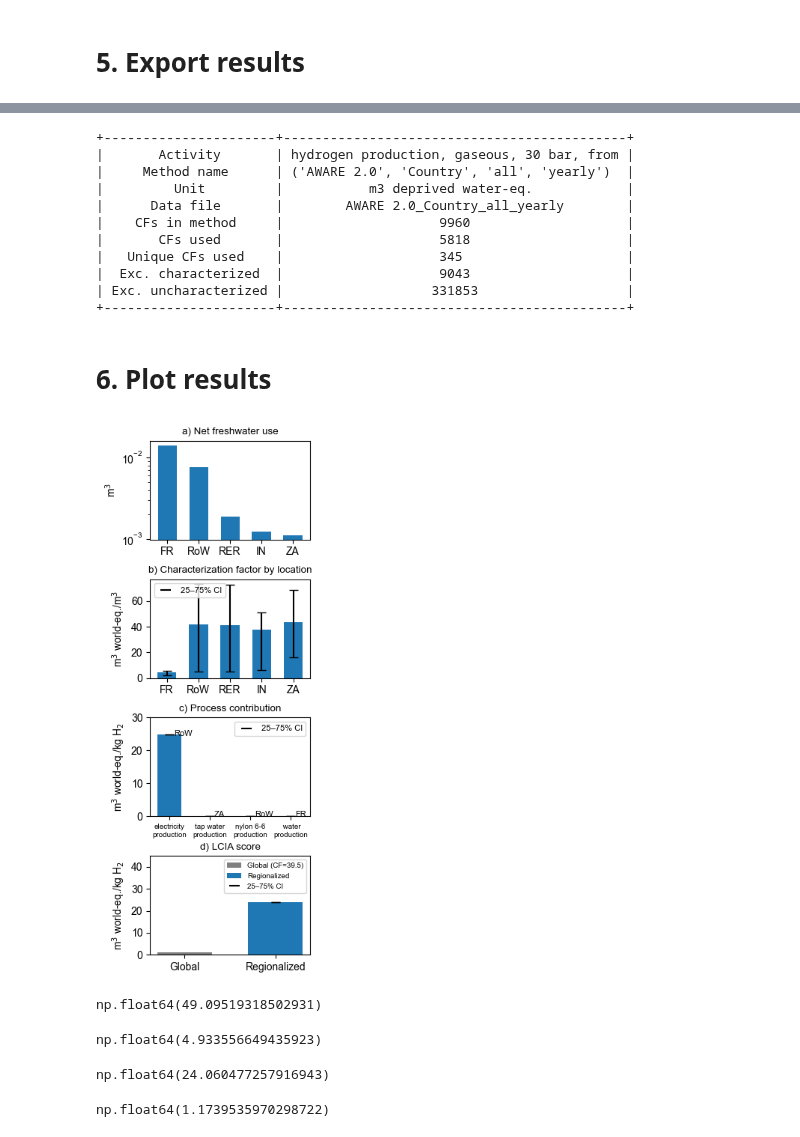
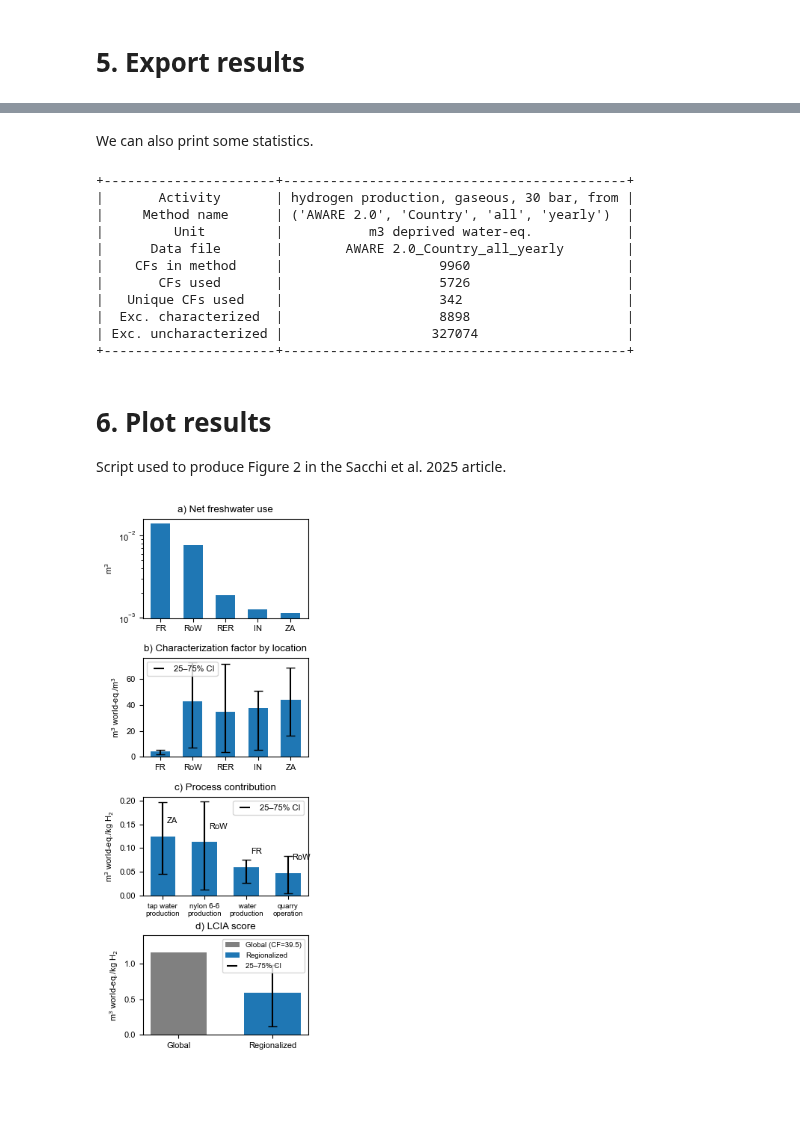
Before and after one commit to Laboratory-for-Energy-Systems-Analysis/edges, a Jupyter notebook: examples/use case 1 - AWARE 2.0.ipynb, the cells around one changed output, grey strips where cells are left out. Saved outputs shown, nothing was run; the diff lists cells and outputs as text; code cells hidden in the pictures; blank space fills up the shorter version.

```diff
--- a/examples/use case 1 - AWARE 2.0.ipynb
+++ b/examples/use case 1 - AWARE 2.0.ipynb
@@ -25,5 +38,5 @@ import bw2data, bw2io
 # %%
-bw2data.projects.set_current("ecoinvent-3.10.1-cutoff")
+bw2data.projects.set_current("bw25_ei310")
 # %% [markdown]
 <a id="sec_import_h2"></a>
 # 2. Import hydrogen production, PEM, LCI
@@ -165,3 +228,3 @@ print(LCA.score)
 # %%
-df_table = LCA.generate_cf_table()
+df_table = LCA.generate_cf_table(include_unmatched=False)
 # %%
@@ -169,3 +232,5 @@ df_table.to_excel("AWARE_results.xlsx")
+# %% [markdown]
+We can also print some statistics.
 # %%
 LCA.statistics()
 # %% [output]
@@ -175,14 +240,15 @@ LCA.statistics()
 |         Unit         |           m3 deprived water-eq.            |
 |      Data file       |        AWARE 2.0_Country_all_yearly        |
 |    CFs in method     |                    9960                    |
-|       CFs used       |                    5818                    |
-|   Unique CFs used    |                    345                     |
-|  Exc. characterized  |                    9043                    |
-| Exc. uncharacterized |                   331853                   |
+|       CFs used       |                    5726                    |
+|   Unique CFs used    |                    342                     |
+|  Exc. characterized  |                    8898                    |
+| Exc. uncharacterized |                   327074                   |
 +----------------------+--------------------------------------------+
 # %% [markdown]
 <a id="sec_plot_results"></a>
 # 6. Plot results
+Script used to produce Figure 2 in the Sacchi et al. 2025 article.
 # %%
 import numpy as np
 import matplotlib.pyplot as plt
@@ -324,8 +390,6 @@ axes[2].set_xticklabels(
     ha="center",
     size=7
 )
-axes[2].set_ylim(0, 30)
-
 
 # Annotate with country codes above bars
 for xi, yi, code in zip(x, y, countries):
@@ -351,60 +415,35 @@ regional_error = [
 
 ax4 = axes[3]
 ax4.bar(["Global"], [global_mean], color="gray", label="Global (CF=39.5)", width=.6)
-# ax4.bar(
-#     1,
-#     total_regionalized["impact (mean)"].sum(),
-#     yerr=[[total_regionalized["impact (mean)"].sum() - total_regionalized[f"impact {lower_percentile}"].sum()],
-#           [total_regionalized[f"impact {top_percentile}"].sum() - total_regionalized["impact (mean)"].sum()]],
-#     capsize=4,
-#     width=.6,
-#     color='#1f77b4',  # Matplotlib default blue
-#     label='Regionalized'
-# )
+
 ax4.bar(
     1,
     total_regionalized["impact (mean)"].sum(),
     yerr=[[np.clip(total_regionalized["impact (mean)"].sum() - total_regionalized[f"impact {lower_percentile}"].sum(), 0, None)],
           [np.clip(total_regionalized[f"impact {top_percentile}"].sum() - total_regionalized["impact (mean)"].sum(), 0, None)]],
     capsize=4,
     width=.6,
     color='#1f77b4',
     label='Regionalized'
 )
 
 ax4.set_title("d) LCIA score")
 ax4.set_ylabel("m$^3$ world-eq./kg H$_2$")
-# ax4.set_ylim(0, max(global_mean, regional_max) * 1.2)
-ax4.set_ylim(0, 45)
+ax4.set_ylim(0, max(global_mean, regional_max) * 1.2)
+#ax4.set_ylim(0, 45)
 ax4.set_xticks([0, 1])
 ax4.set_xticklabels(["Global", "Regionalized"])
 
 # Append to existing legend
 handles, labels = axes[3].get_legend_handles_labels()
 handles.append(errorbar_legend)
 labels.append('25–75% CI')
 axes[3].legend(handles=handles, labels=labels, loc='upper right', fontsize=7)
 
 # === Final layout tweaks ===
 plt.tight_layout(rect=[0, 0.03, 1, 0.97])
 plt.subplots_adjust(hspace=0.4, wspace=0.3)
 plt.savefig("figure_1.png", bbox_inches="tight", dpi=150)
 plt.show()
 # %% [output]
-[figure, old version]
+[figure, new version]
-# %%
-total_regionalized[f"impact {lower_percentile}"].sum()
-# %% [output]
-np.float64(49.09519318502931)
-# %%
-total_regionalized[f"impact {top_percentile}"].sum()
-# %% [output]
-np.float64(4.933556649435923)
-# %%
-LCA.score.data.mean()
-# %% [output]
-np.float64(24.060477257916943)
-# %%
-global_mean
-# %% [output]
-np.float64(1.1739535970298722)
```
Also changed, not shown: parts of 25 cells of this notebook, 8 other files.
